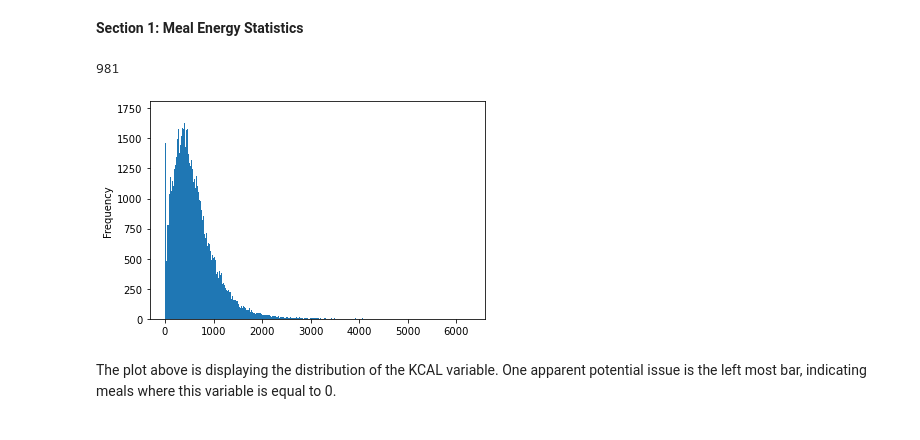
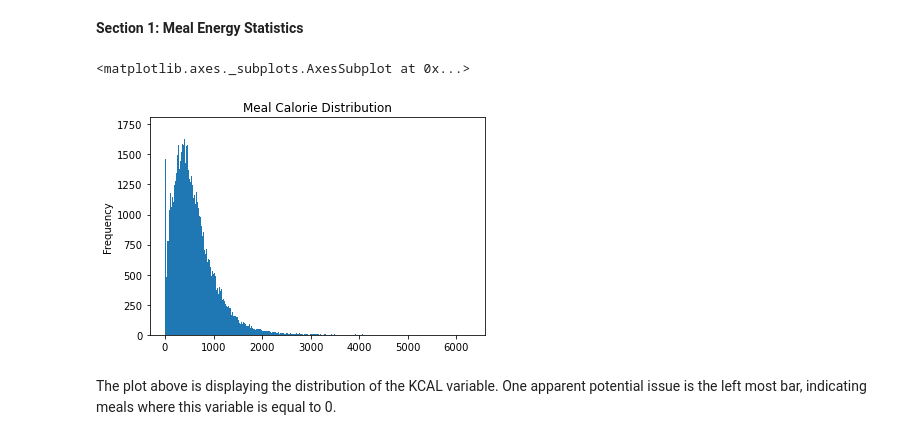
Before and after one commit to jorid14/SGL_NHANES, a Jupyter notebook: Reports/Week 10/NHANES_FPED_EDA.ipynb, the cells around one changed output. Drawn from its saved outputs; the diff is of its cells as text; code cells hidden in the pictures.

```diff
--- a/Reports/Week 10/NHANES_FPED_EDA.ipynb
+++ b/Reports/Week 10/NHANES_FPED_EDA.ipynb
@@ -32,14 +32,14 @@ component variables contain a high amount of 0’s with a right tail heavy distr
 # %%
 import pandas as pd
 
 #Read data frame and add plant pf total variable
 df = pd.read_csv('../../Data/nhanes_full_pre_proc.csv')
 df['PF_PLANT_D_TOTAL'] = df['PF_EGGS']+df['PF_SOY']+df['PF_NUTSDS']+df['PF_LEGUMES']
 
-df['DR1IKCAL'].plot.hist(bins=500)
+df['DR1IKCAL'].plot.hist(bins=500, title='Meal Calorie Distribution')
 # %% [output]
-981
+<matplotlib.axes._subplots.AxesSubplot at 0x...>
-[figure, old version]
+[figure, new version]
 # %% [markdown]
 The plot above is displaying the distribution of the KCAL variable. One apparent potential issue is the left most bar, indicating meals where this variable is equal to 0.
 # %%
```
Also changed, not shown: parts of 39 cells of this notebook, 6 other files.
